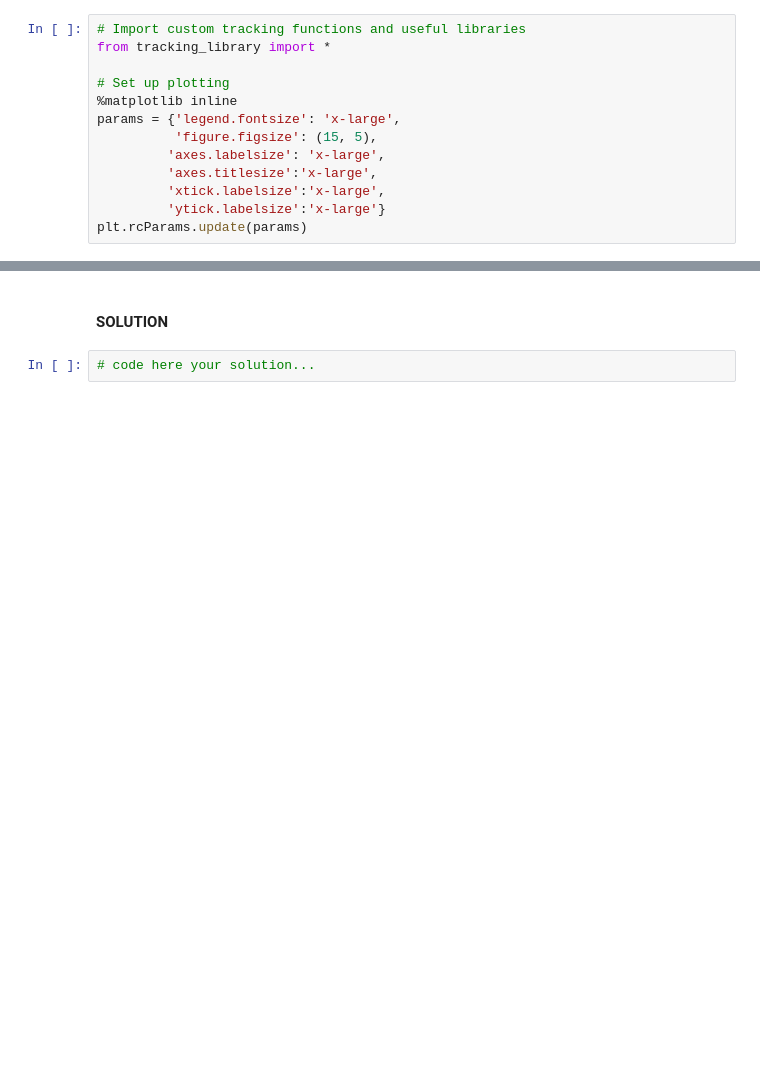
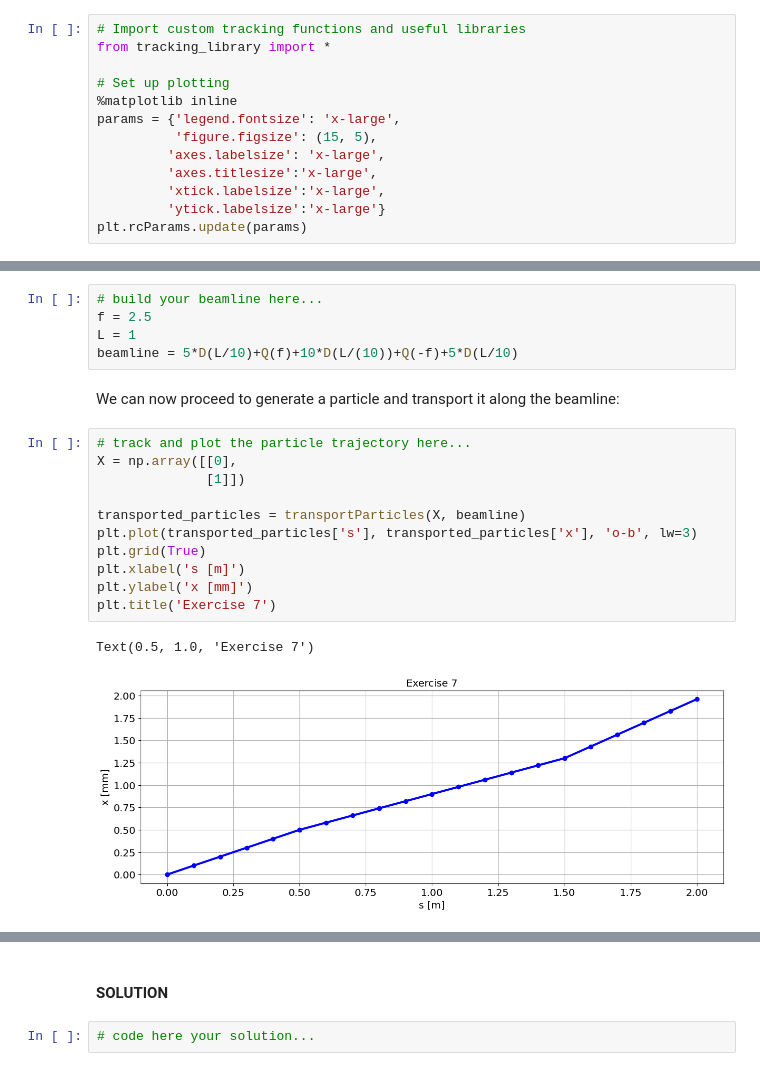
Before and after one commit to cerncas/hands-on-lattice-exercises, a Jupyter notebook: 02_Single_Particle_Beamline.ipynb, the cells around one changed output, grey strips where cells are left out. Saved outputs shown, nothing was run; the diff lists cells and outputs as text; blank space fills up the shorter version.

```diff
--- a/02_Single_Particle_Beamline.ipynb
+++ b/02_Single_Particle_Beamline.ipynb
@@ -24,0 +123,21 @@ Recall that the **imaging equation** for a lens is $1/b+1/g=1/f,$ which correspo
+# %%
+# build your beamline here...
+f = 2.5
+L = 1
+beamline = 5*D(L/10)+Q(f)+10*D(L/(10))+Q(-f)+5*D(L/10)
+# %% [markdown]
+We can now proceed to generate a particle and transport it along the beamline:
+# %%
+# track and plot the particle trajectory here...
+X = np.array([[0],
+              [1]])
+
+transported_particles = transportParticles(X, beamline)
+plt.plot(transported_particles['s'], transported_particles['x'], 'o-b', lw=3)
+plt.grid(True)
+plt.xlabel('s [m]')
+plt.ylabel('x [mm]')
+plt.title('Exercise 7')
+# %% [output]
+Text(0.5, 1.0, 'Exercise 7')
+[figure, added]
```
Also changed, not shown: parts of 42 cells of this notebook, 10 other files.
